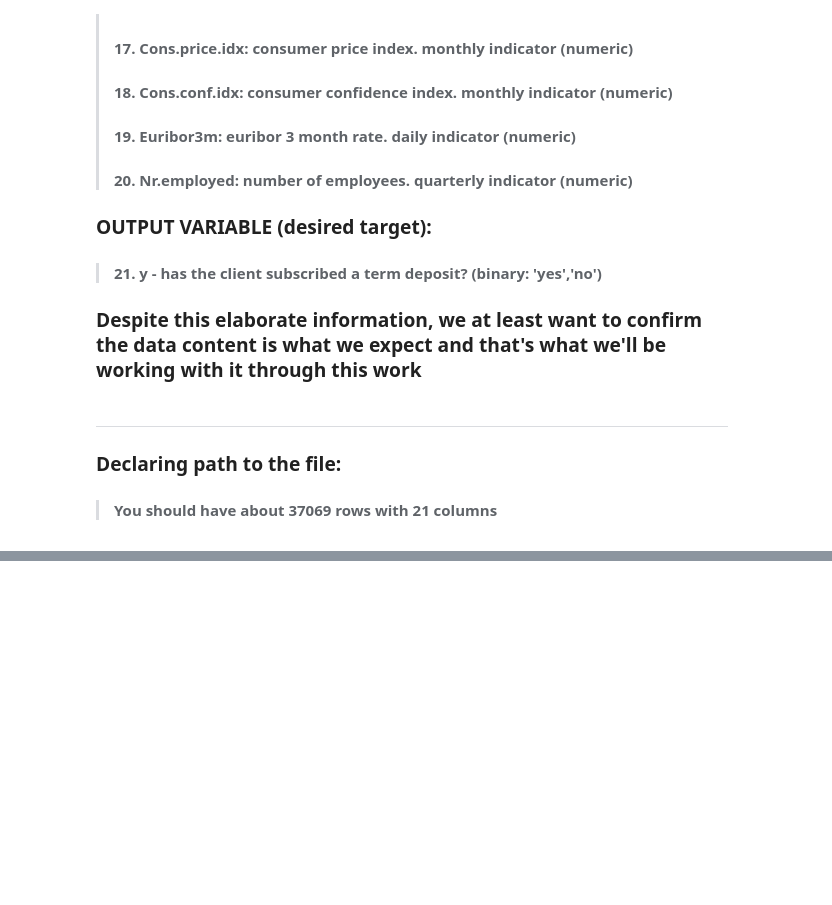
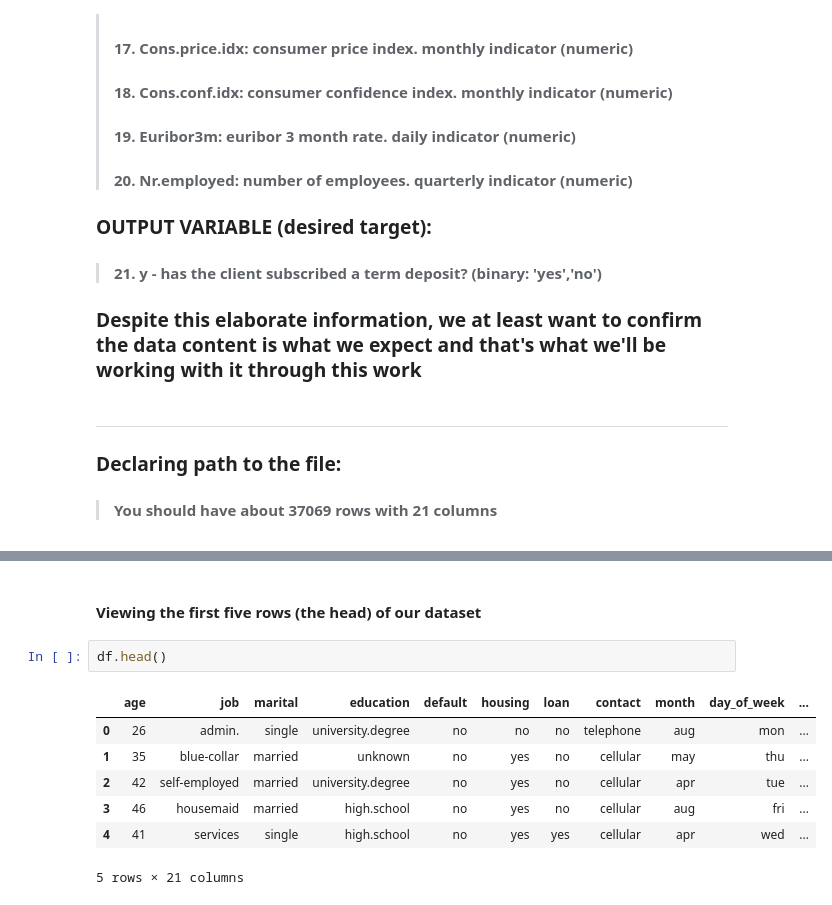
Before and after one commit to KingsleyNA/Customer-Response-Modeling, a Jupyter notebook: 3_Data_preparation_for_indepth_analyses.ipynb, the cells around one changed output, grey strips where cells are left out. Drawn from its saved outputs; the diff is of its cells as text; blank space fills up the shorter version.

```diff
--- a/3_Data_preparation_for_indepth_analyses.ipynb
+++ b/3_Data_preparation_for_indepth_analyses.ipynb
@@ -164,0 +173,12 @@ print("We have " + str(df.shape[0]) + " rows with " + str(df.shape[1]) +" column
+# %% [markdown]
+#### Viewing the first five rows (the head) of our dataset
+# %%
+df.head()
+# %% [output]
+|  | age | job | marital | education | default | housing | loan | contact | month | day_of_week | ... |
+| 0 | 26 | admin. | single | university.degree | no | no | no | telephone | aug | mon | ... |
+| 1 | 35 | blue-collar | married | unknown | no | yes | no | cellular | may | thu | ... |
+| 2 | 42 | self-employed | married | university.degree | no | yes | no | cellular | apr | tue | ... |
+| 3 | 46 | housemaid | married | high.school | no | yes | no | cellular | aug | fri | ... |
+| 4 | 41 | services | single | high.school | no | yes | yes | cellular | apr | wed | ... |
+5 rows × 21 columns
```
Also changed, not shown: parts of 27 cells of this notebook.
